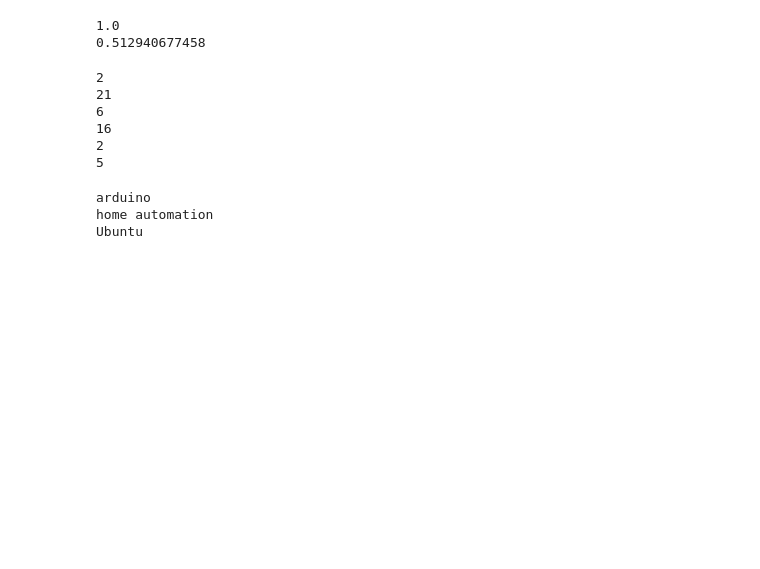
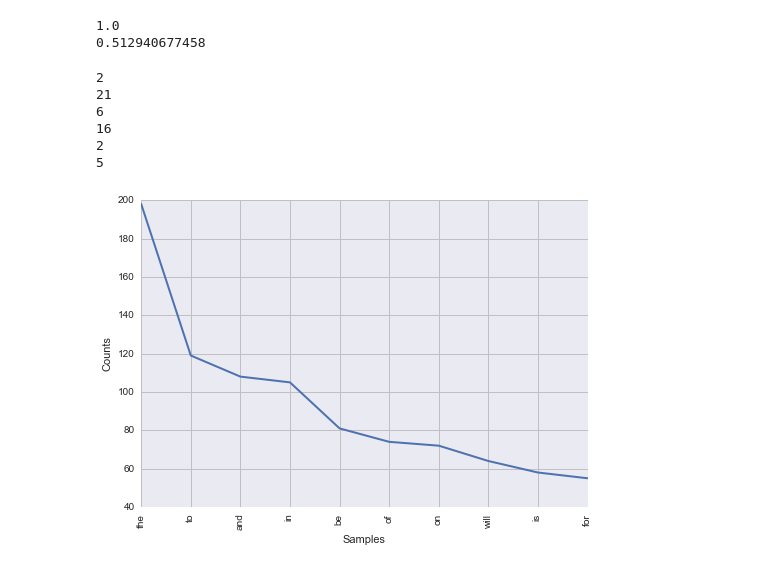
Before and after one commit to MkSavvy/MakeMyDay_Insight_Project, a Jupyter notebook: url_engineering.ipynb, the cells around one changed output. Cells and saved outputs as stored; diff of their text form; code cells hidden in the pictures; blank space fills up the shorter version.

```diff
--- a/url_engineering.ipynb
+++ b/url_engineering.ipynb
@@ -546,2 +611,2 @@ indices[:10]
 # %%
-df = df.iloc[:34406]
+df.iloc[2].url
@@ -548,2 +614,0 @@ df = df.iloc[:34406]
-# %%
-df["curatedText"] = pd.Series(data = testL, index = range(0,34406))
@@ -635,13 +740,11 @@ for t in dataDF.iloc[[7,4741, 1509, 3869, 6219, 3562]].fulltext:
 2
 5
 # %%
-print df.loc[2].tags
-print df.loc[927].tags
-print df.loc[29817].tags
+#nltk.FreqDist(nltk.word_tokenize(df.loc[2].fulltext)).plot(10)
+TfidfVectorizer(max_df = .92, min_df= 7).fit(df.loc[2].fulltext)#print df.loc[927].tags
+#print df.loc[29817].tags
 # %% [output]
-arduino
-home automation
-Ubuntu
+[figure, added]
 # %%
 for document in df.iloc[indices[:7]].fulltext;
     tokens = nltk.word_tokenize(document.lower())
```
Also changed, not shown: parts of 23 cells of this notebook, 10 other files.
